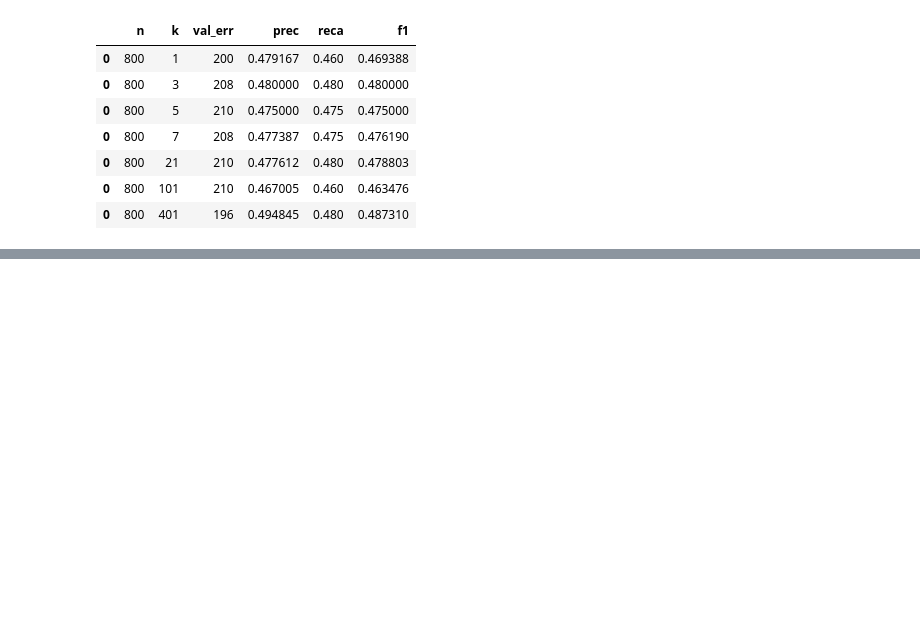
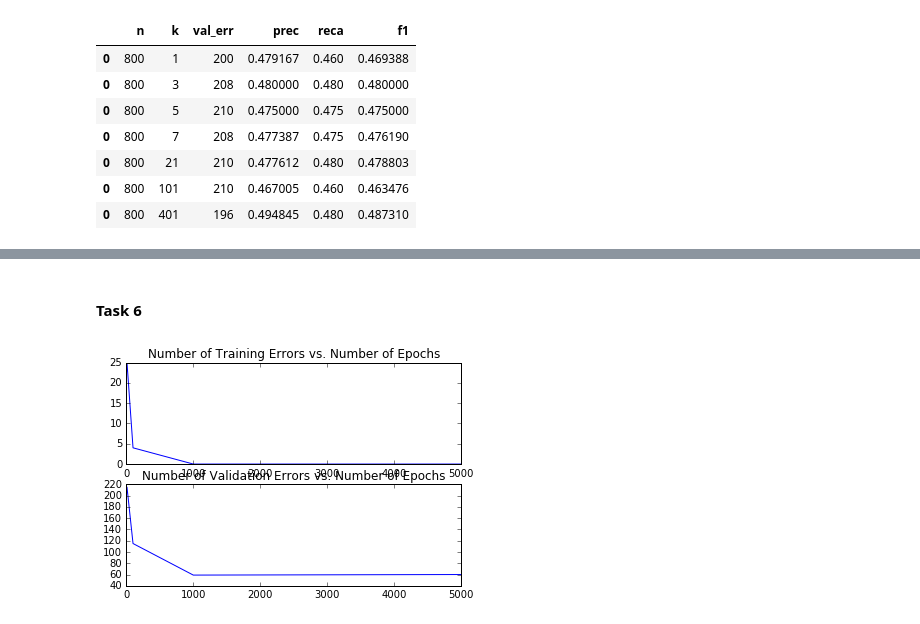
Before and after one commit to abadila/ece521_assignment, a Jupyter notebook: Assignment_1.ipynb, the cells around one changed output, grey strips where cells are left out. Saved outputs shown, nothing was run; the diff lists cells and outputs as text; code cells hidden in the pictures; blank space fills up the shorter version.

```diff
--- a/Assignment_1.ipynb
+++ b/Assignment_1.ipynb
@@ -296,0 +267,42 @@ getValErr(x_eval, 100, gg)
+# %% [markdown]
+#### Task 6
+# %%
+import matplotlib.pyplot as plt
+from reg_gradient_descent import reg_gradient_descent
+
+with np.load ("TINY_MNIST.npz") as data :
+    x, t = data ["x"], data["t"]
+    x_eval , t_eval = data ["x_eval"], data ["t_eval"]
+train_x = x[0:50,:]
+train_t = t[0:50]
+train_x_shape = np.shape(train_x)
+x_eval_shape = np.shape(x_eval)
+T = x_eval_shape[0]
+N = train_x_shape[1]
+M = train_x_shape[0]
+eta = 0.1
+NUM_IT = [1, 10, 100, 1000, 5000]
+shape_NUM_IT = np.shape(NUM_IT)
+L = shape_NUM_IT[0]
+error = np.zeros((L, 3))
+for i in range(0, L):
+    w = reg_gradient_descent(train_x, train_t, eta, 0, NUM_IT[i])
+    error[i, 0] = NUM_IT[i]
+    for j in range(0, M):
+        t_predicted_train = np.dot(w[1:N+1], np.transpose(train_x[j, :])) + w[0]
+        if t_predicted_train <= 0.5:
+            t_predicted_train = 0
+        else:
+            t_predicted_train = 1
+        if t_predicted_train != train_t[j]:
+            error[i, 1] = error[i, 1] + 1
+    for j in range(0, T):
+        t_predicted_eval = np.dot(w[1:N+1], np.transpose(x_eval[j, :])) + w[0]
+        if t_predicted_eval <= 0.5:
+            t_predicted_eval = 0
+        else:
+            t_predicted_eval = 1
+        if t_predicted_eval != t_eval[j]:
+            error[i, 2] = error[i, 2] + 1
+# %% [output]
+[figure, added]
```
Also changed, not shown: parts of 42 cells of this notebook.
